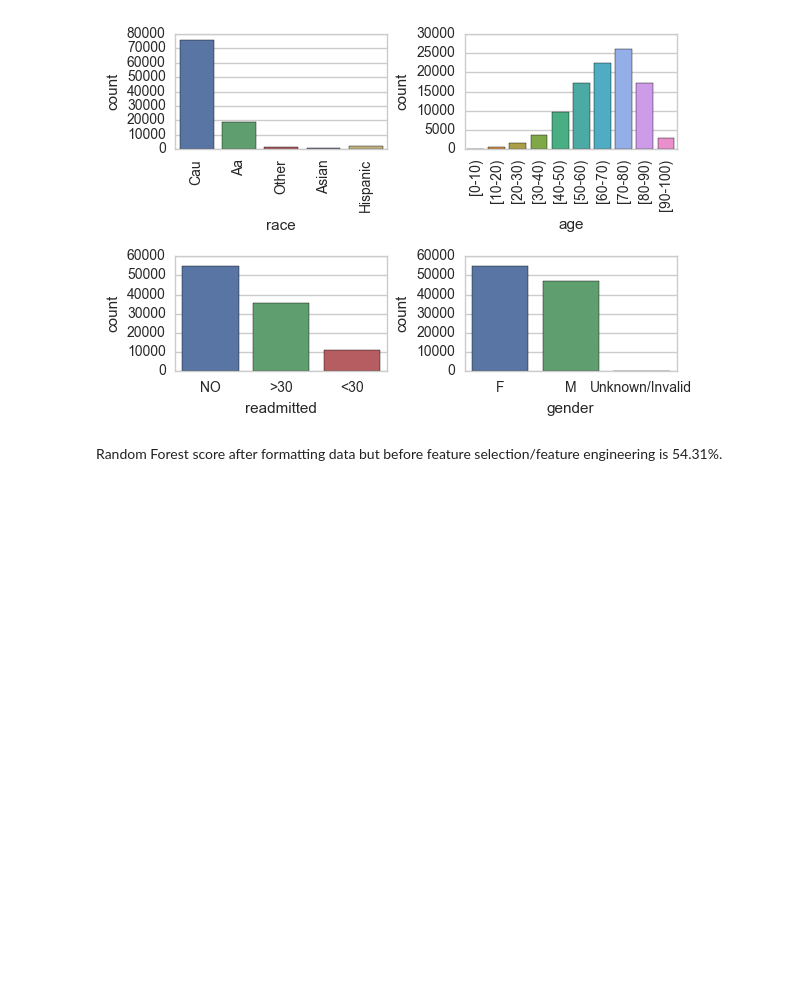
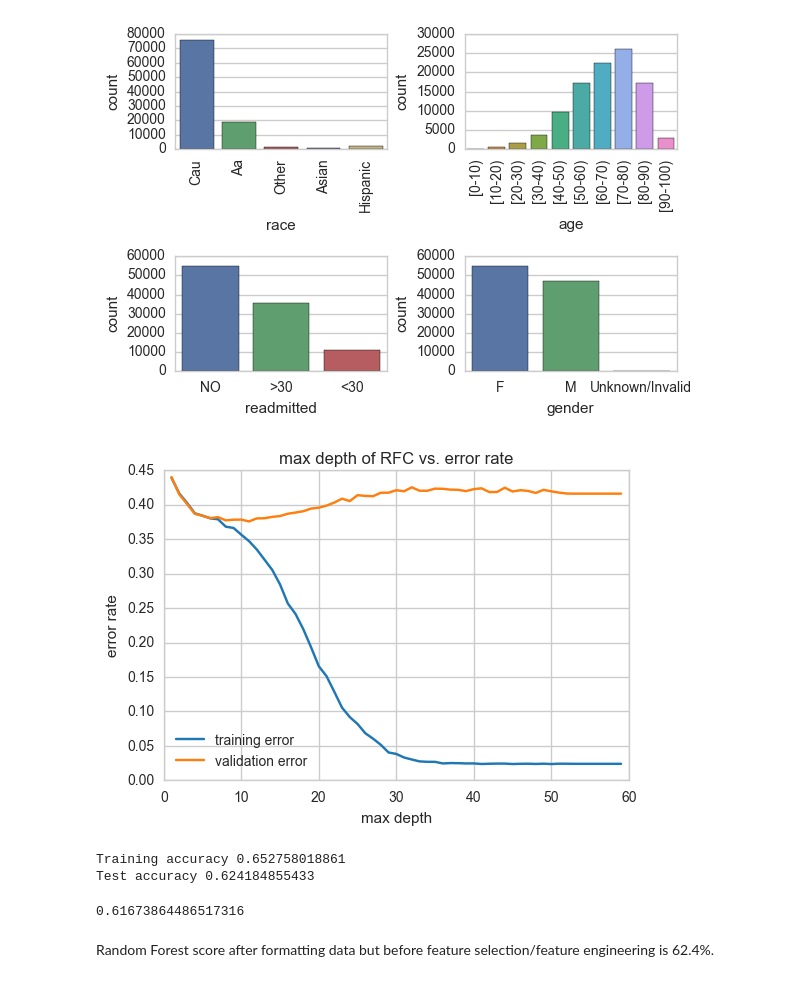
Before and after one commit to rikithamanjunath/diabetes-readmission, a Jupyter notebook: eda.ipynb, the cells around one changed output. Cells and saved outputs as stored; diff of their text form; code cells hidden in the pictures; blank space fills up the shorter version.

Commit message:
Update RFC results...use optimal max depth and cross val

```diff
--- a/eda.ipynb
+++ b/eda.ipynb
@@ -97,22 +97,67 @@ plt.show()
 # %%
 from sklearn.model_selection import train_test_split
 
-X = df.iloc[:,0:47]
+X = df.iloc[:,0:49]
 X.drop(['encounter_id'], axis = 1, inplace = True)
 X.drop(['patient_nbr'], axis = 1, inplace = True)
 X.drop(['weight'], axis = 1, inplace = True)
-X = pd.get_dummies(X)
-y = df[['readmittedBool']]
+X.drop(['admission_type_id'], axis = 1, inplace = True)
+X.drop(['discharge_disposition_id'], axis = 1, inplace = True)
+X.drop(['admission_source_id'], axis = 1, inplace = True)
+X.drop(['medical_specialty'], axis = 1, inplace = True)
+X.drop(['payer_code'], axis = 1, inplace = True)
+y = np.asarray(df['readmittedBool'], dtype="|S6")
-# %%
-y = pd.get_dummies(y)
+# %%
+pd.get_dummies(X, prefix=['age'], columns=['age'])
+X.drop(['age'], axis = 1, inplace = True)
+pd.get_dummies(X, prefix=['gender'], columns=['gender'])
+X.drop(['gender'], axis = 1, inplace = True)
+pd.get_dummies(X, prefix=['race'], columns=['race'])
+X.drop(['race'], axis = 1, inplace = True)
+
+X.drop(['diag_1'], axis = 1, inplace = True)
+X.drop(['diag_2'], axis = 1, inplace = True)
+X.drop(['diag_3'], axis = 1, inplace = True)
 # %%
 X_train, X_test, y_train, y_test = train_test_split(X, y, test_size=0.33, random_state=42)
+# %%
+from sklearn.ensemble import RandomForestClassifier
+
+test_error = []
+training_error = []
+
+depth = list(range(1,60))
+
+for i in depth:
+    clf = RandomForestClassifier(max_depth=i, random_state=42)
+    clf.fit(X_train, y_train)
+    training_error.append(1-clf.score(X_train, y_train))
+    test_error.append(1-clf.score(X_test, y_test))
+# %%
+plt.plot(depth, training_error, color='#1f77b4', label="training error")
+plt.plot(depth, test_error, color='#ff7f0e', label="validation error")
+plt.xlabel('max depth')
+plt.ylabel('error rate')
+plt.title('max depth of RFC vs. error rate')
+plt.legend(loc="best")
+plt.show()
+# %% [output]
+[figure, added]
 # %%
-from sklearn.ensemble import RandomForestClassifier
-
-clf = RandomForestClassifier(max_depth=2, random_state=0)
+clf = RandomForestClassifier(max_depth=11, random_state=42)
 clf.fit(X_train, y_train)
-print('Test error:',clf.score(X_train, y_train))
-print('Test error:',clf.score(X_test, y_test))
+print('Training accuracy', clf.score(X_train, y_train))
+print('Test accuracy', clf.score(X_test, y_test))
+# %% [output]
+Training accuracy 0.652758018861
+Test accuracy 0.624184855433
+# %%
+from sklearn.model_selection import cross_val_score
+
+clf = RandomForestClassifier(max_depth=11, random_state=42)
+score = cross_val_score(clf, X, y, cv=10)
+score.mean()
+# %% [output]
+0.61673864486517316
 # %% [markdown]
-Random Forest score after formatting data but before feature selection/feature engineering is 54.31%.
+Random Forest score after formatting data but before feature selection/feature engineering is 62.4%.
```
